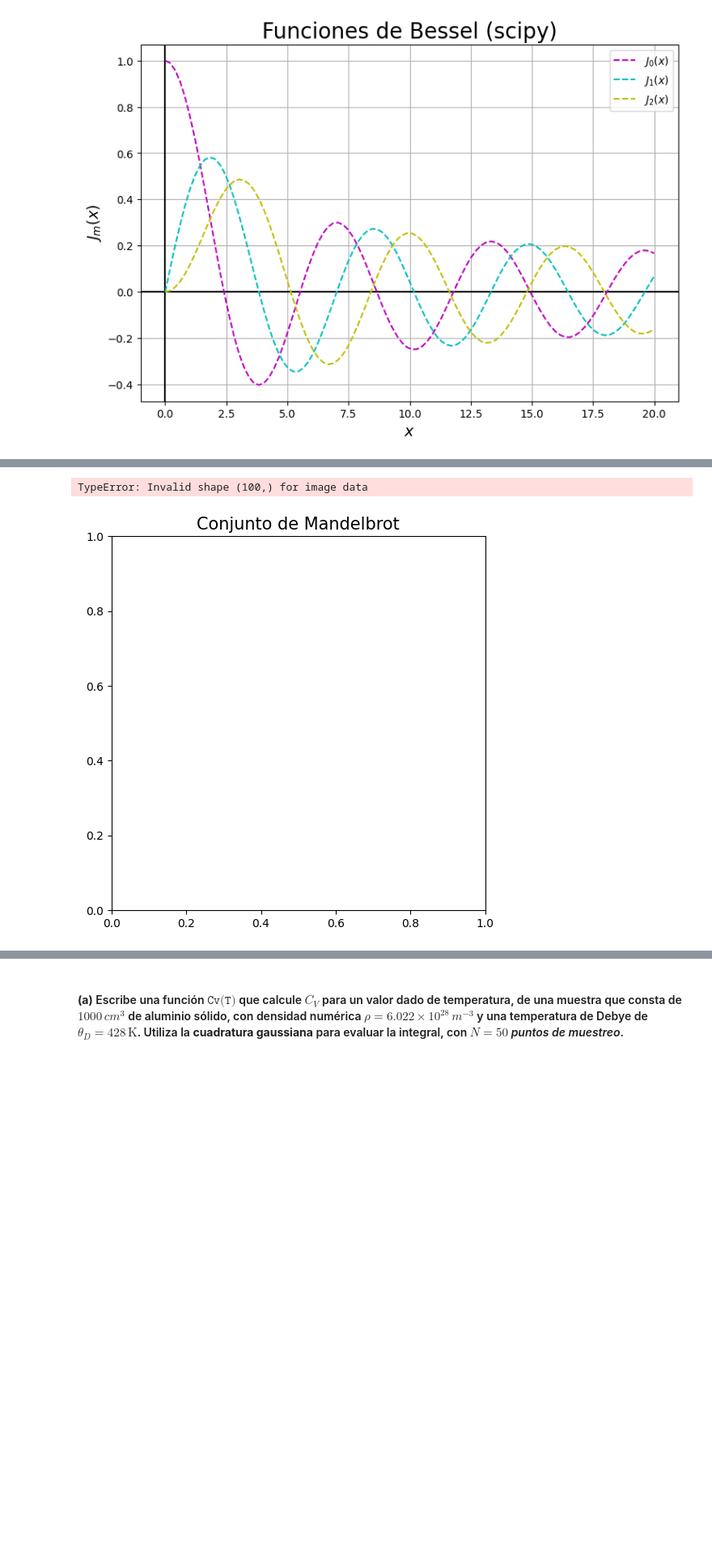
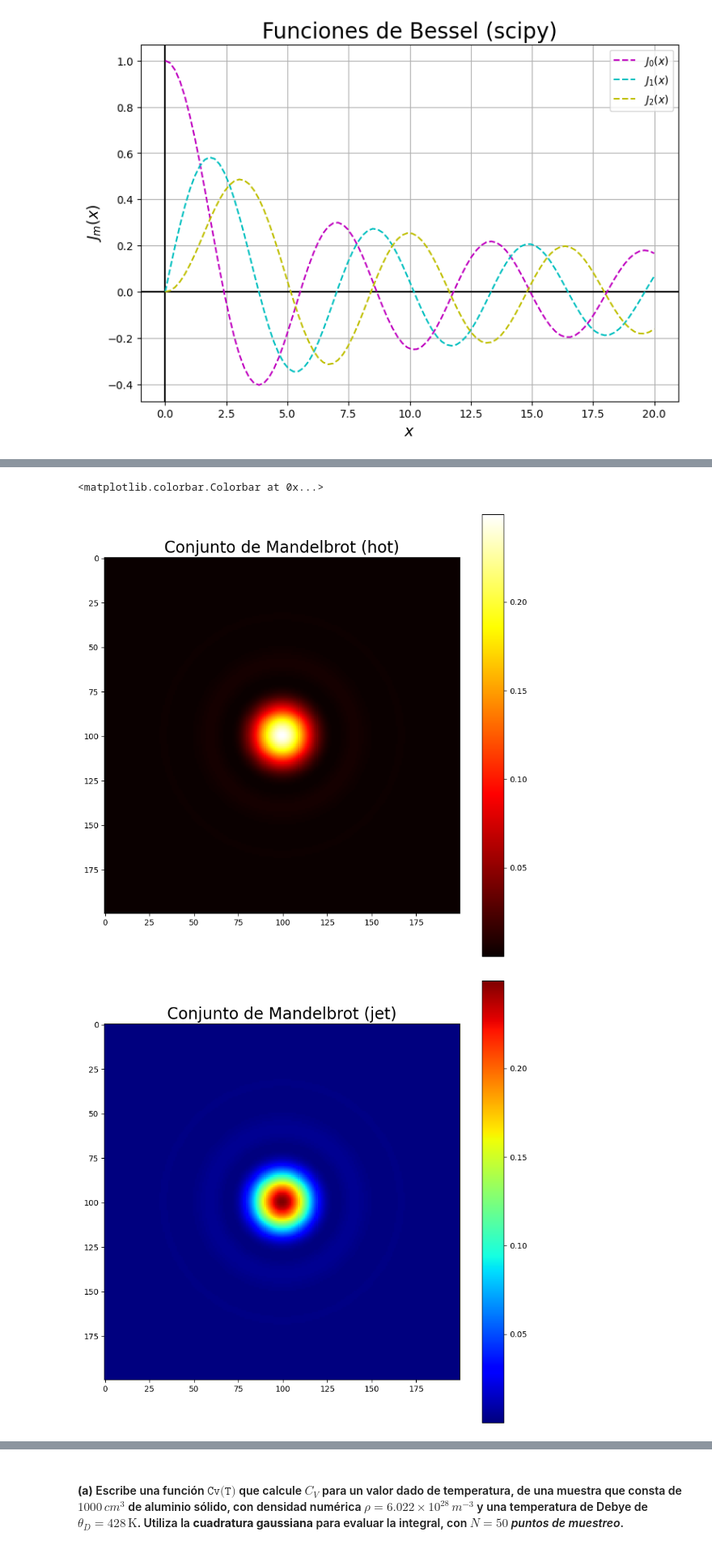
Before and after one commit to Alexi5omg/CLASE, a Jupyter notebook: Tareas/Práctica_3.ipynb, the cells around one changed output, grey strips where cells are left out. Shown: that part at 81% size. Cells and saved outputs as stored; diff of their text form; code cells hidden in the pictures; blank space fills up the shorter version.

```diff
--- a/Tareas/Práctica_3.ipynb
+++ b/Tareas/Práctica_3.ipynb
@@ -295,33 +295,62 @@ pl.grid()
 # %%
 # Utilizamos la integral de Simpsion que definimos en el inciso
 def IntSimp(f,a,b,N): # N es el refinamiento de la integral
     h = (b-a)/N
     p = f(a)+f(b)
     s1 = 0
     s2 = 0
     for k in range(1,int(N/2)+1):
         s1 = s1+f(a+(2*k-1)*h)
     for k in range(1,int(N/2)):
         s2 = s2+f(a+2*k*h)
     return (h/3)*(p + 4*s1 + 2*s2)
 
 def Bessel(m,x):
     def f(T):
         return np.cos(m*T - x*np.sin(T))
     return (1/np.pi)*IntSimp(f,0,np.pi,1000)
 
 def I(r):
   L = 500*10**(-9)
   k = 2*np.pi/L
   if k*r == 0:
     return 1/2
   else:
     j1 = Bessel(1,k*r)
     return (j1/(k*r))**2
 
-pl.figure(figsize=(6,6))
-pl.title("Conjunto de Mandelbrot",fontsize=15)
-pl.imshow(Bessel(0,x),cmap='hot')
+# Número de valores (que va a ser la resolución de nuestra gráfica)
+N = 200
+
+# Vamos a crear el plano:
+xs = np.linspace(-1*10**(-6),1*10**(-6),N)
+ys = np.linspace(-1*10**(-6),1*10**(-6),N)
+
+# La imagen se va a crear a partir de una matriz de las intensidades
+num = np.zeros((N,N))
+
+for i in range(N):
+  x = xs[i] # Valor de x
+  for j in range(N):
+    y = ys[j] # Valor de y
+    r = (x**2 + y**2)**(1/2) # Radio
+    num[j,i] = I(r)
+
+pl.figure(figsize=(10,10))
+pl.title("Conjunto de Mandelbrot (hot)",fontsize=20)
+colorbar = pl.imshow(num,cmap='hot')
+pl.colorbar(colorbar)
+
+pl.figure(figsize=(10,10))
+pl.title("Conjunto de Mandelbrot (jet)",fontsize=20)
+colorbar = pl.imshow(num,cmap='jet')
+pl.colorbar(colorbar)
+
+pl.figure(figsize=(10,10))
+pl.title("Conjunto de Mandelbrot (gray)",fontsize=20)
+colorbar = pl.imshow(num,cmap='gray')
+pl.colorbar(colorbar)
 # %% [output]
-TypeError: Invalid shape (100,) for image data
+<matplotlib.colorbar.Colorbar at 0x...>
-[figure, old version]
+[figure, new version]
+[figure, added]
```
Also changed, not shown: parts of 1 cell of this notebook.
